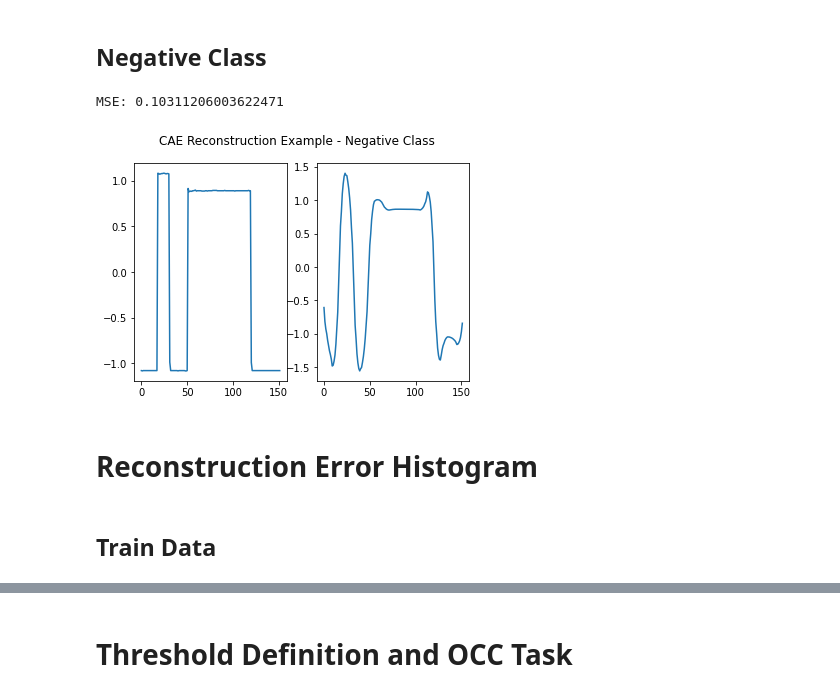
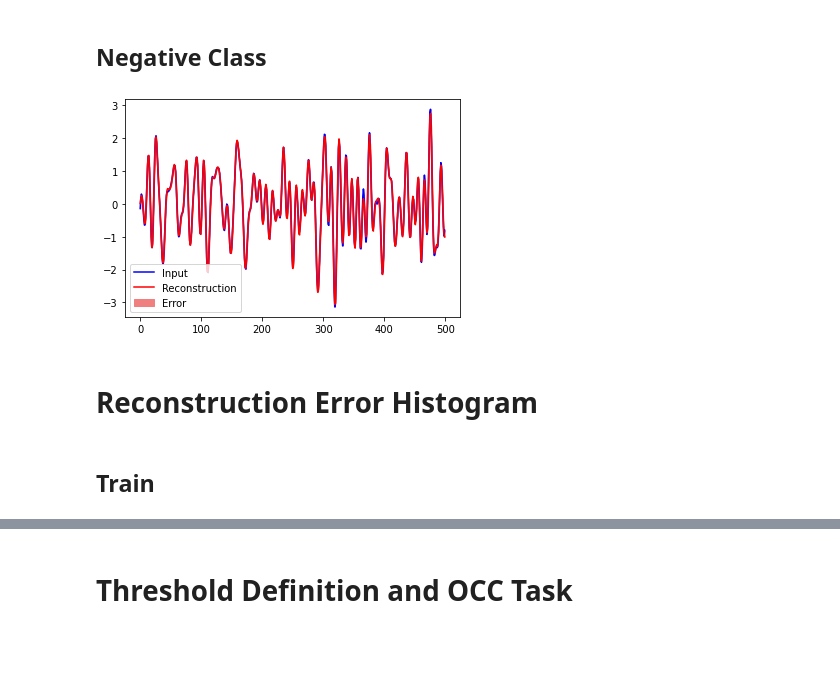
Before and after one commit to Tyred/TimeSeries_OCC-PUL, a Jupyter notebook: Notebooks/OC_ConvAutoencoder.ipynb, the cells around one changed output, grey strips where cells are left out. Saved outputs shown, nothing was run; the diff lists cells and outputs as text; code cells hidden in the pictures; blank space fills up the shorter version.

```diff
--- a/Notebooks/OC_ConvAutoencoder.ipynb
+++ b/Notebooks/OC_ConvAutoencoder.ipynb
@@ -240,15 +283,16 @@ MSE: 0.09880221581849125
 # %% [markdown]
 ## Negative Class
-# %%
-index = 0
-fig, (ax1, ax2) = plt.subplots(1, 2)
-fig.suptitle('CAE Reconstruction Example - Negative Class')
-ax1.plot(oc_data[index])
-ax2.plot(oc_data_reconstructed[index])
-print("MSE:", mean_squared_error(oc_data[index], oc_data_reconstructed[index]))
-fig.savefig(f'drive/My Drive/UFSCar/FAPESP/IC_2.0/Results/ex_{index}_{dataset}_nc.png') # Negative Class
-# %% [output]
-MSE: 0.10311206003622471
-[figure, removed]
+# %%
+encoded_data = autoencoder.encoder(negative_test_data).numpy()
+decoded_data = autoencoder.decoder(encoded_data).numpy().squeeze()
+
+plt.plot(negative_test_data[0], 'b')
+plt.plot(decoded_data[0], 'r')
+plt.fill_between(np.arange(serie_length), decoded_data[0],
+                 np.squeeze(negative_test_data[0]), color='lightcoral')
+plt.legend(labels=["Input", "Reconstruction", "Error"])
+plt.show()
+# %% [output]
+[figure, added]
 # %% [markdown]
 # Reconstruction Error Histogram
@@ -268,2 +299,2 @@ def err_hist_occ(original_data, encoded_data):
 # %% [markdown]
-## Train Data
+## Train
```
Also changed, not shown: parts of 41 cells of this notebook.
